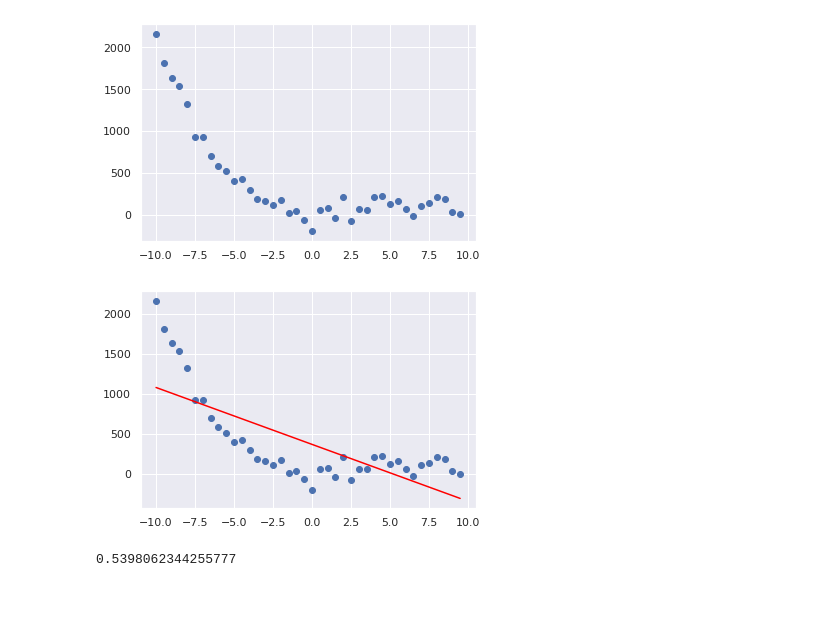
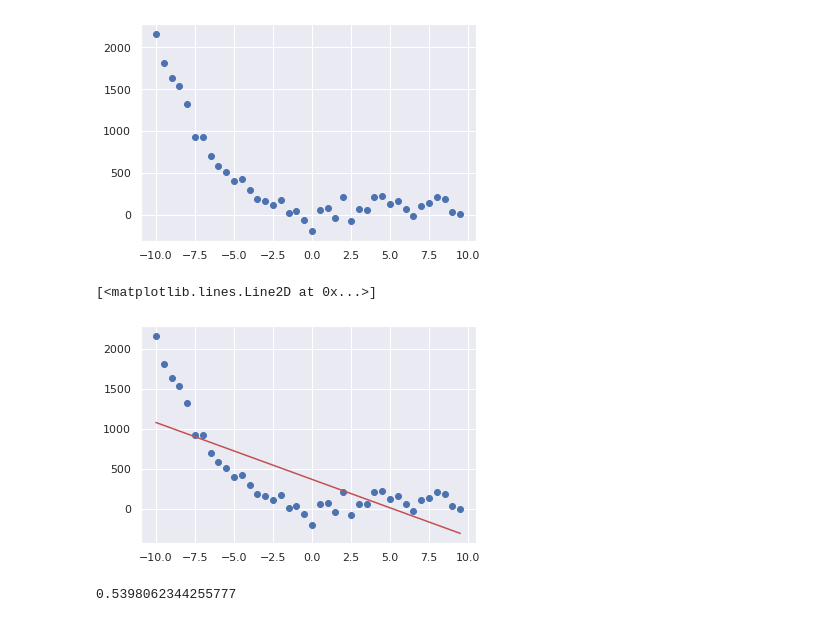
Before and after one commit to rafzieli/daca-science-bootcamp, a Jupyter notebook: 06_uczenie_maszynowe/05_regresja_wielomianowa.ipynb, the cells around one changed output. Saved outputs shown, nothing was run; the diff lists cells and outputs as text; code cells hidden in the pictures.

```diff
--- a/06_uczenie_maszynowe/05_regresja_wielomianowa.ipynb
+++ b/06_uczenie_maszynowe/05_regresja_wielomianowa.ipynb
@@ -64,13 +64,14 @@ _ = plt.scatter(X, y)
 # %%
 from sklearn.linear_model import LinearRegression
 
 regressor = LinearRegression()
 regressor.fit(X, y)
 y_pred = regressor.predict(X)
 
 plt.scatter(X, y)
-_ = plt.plot(X, y_pred, c='red')
+plt.plot(X, y_pred, c='r')
 # %% [output]
+[<matplotlib.lines.Line2D at 0x...>]
-[figure, old version]
+[figure, new version]
 # %%
 from sklearn.metrics import r2_score
```
Also changed, not shown: parts of 5 cells of this notebook.
